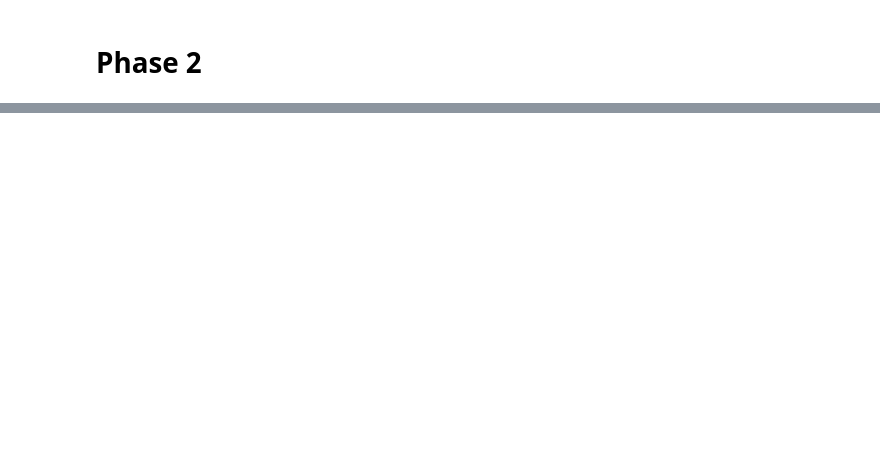
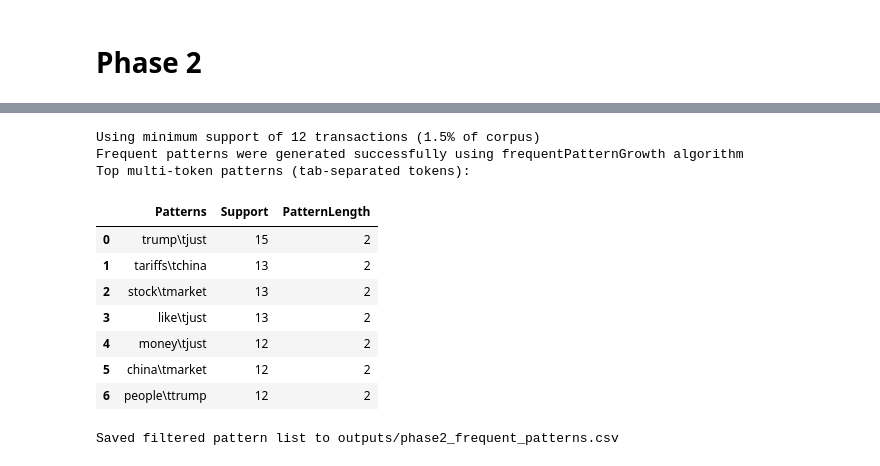
Before and after one commit to David-OliverM/DM2025-Lab1-Exercise, a Jupyter notebook: DM2025-Lab1-Homework.ipynb, the cells around one changed output, grey strips where cells are left out. Cells and saved outputs as stored; diff of their text form; code cells hidden in the pictures; blank space fills up the shorter version.

```diff
--- a/DM2025-Lab1-Homework.ipynb
+++ b/DM2025-Lab1-Homework.ipynb
@@ -386,0 +512,43 @@ Notes:
+# %%
+# Run FPGrowth to find frequent token patterns
+from PAMI.frequentPattern.basic.FPGrowth import FPGrowth
+
+min_support_ratio = 0.015
+min_support_abs = max(5, int(min_support_ratio * transaction_df.shape[0]))
+print(f"Using minimum support of {min_support_abs} transactions ({min_support_abs/transaction_df.shape[0]:.1%} of corpus)")
+
+fp_model = FPGrowth(transaction_df, min_support_abs, sep='\t')
+fp_model.mine()
+patterns_df_all = fp_model.getPatternsAsDataFrame()
+
+if patterns_df_all.empty:
+    raise ValueError("FPGrowth returned no patterns; consider lowering the support threshold further.")
+
+patterns_df_all["PatternLength"] = patterns_df_all["Patterns"].str.count("\t") + 1
+
+# Keep only multi-token patterns (length >= 2)
+patterns_df_multi = patterns_df_all[patterns_df_all["PatternLength"] >= 2].copy()
+if patterns_df_multi.empty:
+    print("No multi-token patterns found at this support — keeping the highest-support single tokens as fallback.")
+    patterns_df = patterns_df_all.sort_values("Support", ascending=False).head(50)
+else:
+    patterns_df = patterns_df_multi.sort_values("Support", ascending=False).reset_index(drop=True)
+
+print("Top multi-token patterns (tab-separated tokens):")
+display(patterns_df.head(12))
+
+patterns_df.to_csv("outputs/phase2_frequent_patterns.csv", index=False)
+print("Saved filtered pattern list to outputs/phase2_frequent_patterns.csv")
+# %% [output]
+Using minimum support of 12 transactions (1.5% of corpus)
+Frequent patterns were generated successfully using frequentPatternGrowth algorithm
+Top multi-token patterns (tab-separated tokens):
+|  | Patterns | Support | PatternLength |
+| 0 | trump\tjust | 15 | 2 |
+| 1 | tariffs\tchina | 13 | 2 |
+| 2 | stock\tmarket | 13 | 2 |
+| 3 | like\tjust | 13 | 2 |
+| 4 | money\tjust | 12 | 2 |
+| 5 | china\tmarket | 12 | 2 |
+| 6 | people\ttrump | 12 | 2 |
+Saved filtered pattern list to outputs/phase2_frequent_patterns.csv
```
Also changed, not shown: parts of 20 cells of this notebook, 3 other files.
